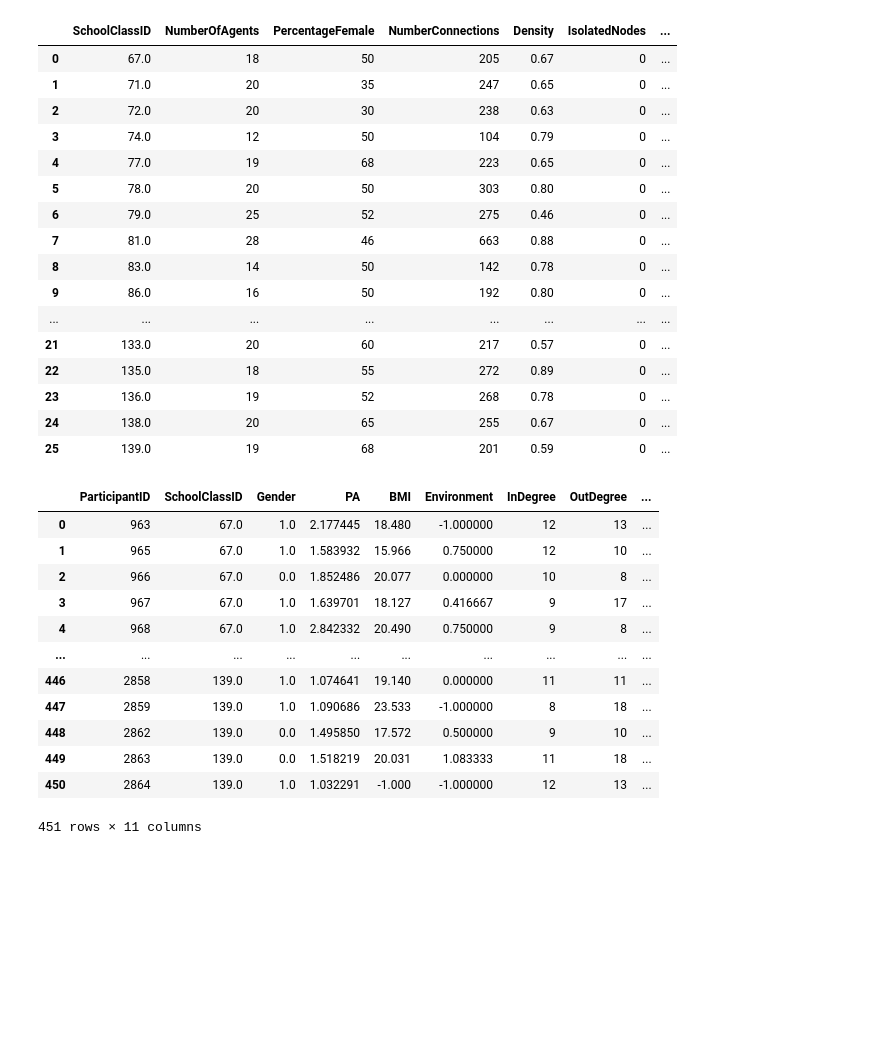
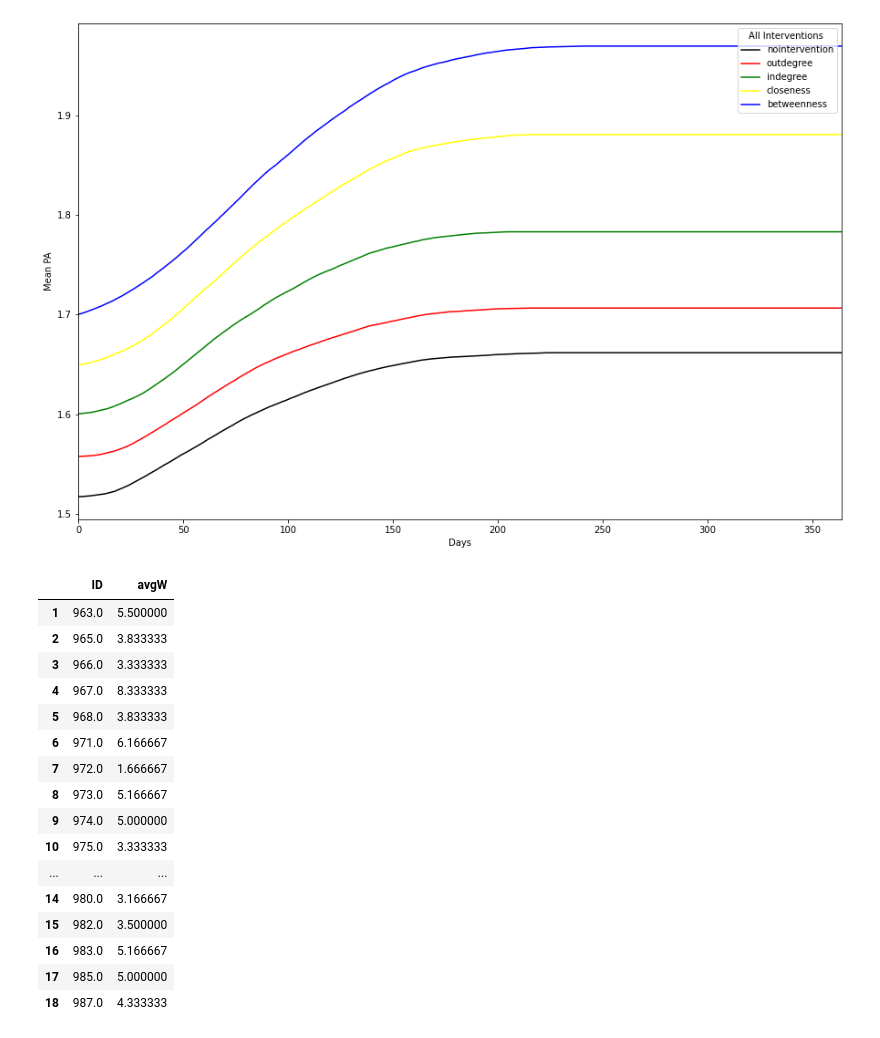
Before and after one commit to MovezNetwork/ABM-PA, a Jupyter notebook: notebooks/NewSrc.ipynb, the cells around one changed output. Cells and saved outputs as stored; diff of their text form; code cells hidden in the pictures; blank space fills up the shorter version.

```diff
--- a/notebooks/NewSrc.ipynb
+++ b/notebooks/NewSrc.ipynb
@@ -84,36 +123,4 @@ pop_details, agents_details = pop.population_network_summary(pop.graph)
-# %%
-pop_details
-# %% [output]
-|  | SchoolClassID | NumberOfAgents | PercentageFemale | NumberConnections | Density | IsolatedNodes | ... |
-| 0 | 67.0 | 18 | 50 | 205 | 0.67 | 0 | ... |
-| 1 | 71.0 | 20 | 35 | 247 | 0.65 | 0 | ... |
-| 2 | 72.0 | 20 | 30 | 238 | 0.63 | 0 | ... |
-| 3 | 74.0 | 12 | 50 | 104 | 0.79 | 0 | ... |
-| 4 | 77.0 | 19 | 68 | 223 | 0.65 | 0 | ... |
-| 5 | 78.0 | 20 | 50 | 303 | 0.80 | 0 | ... |
-| 6 | 79.0 | 25 | 52 | 275 | 0.46 | 0 | ... |
-| 7 | 81.0 | 28 | 46 | 663 | 0.88 | 0 | ... |
-| 8 | 83.0 | 14 | 50 | 142 | 0.78 | 0 | ... |
-| 9 | 86.0 | 16 | 50 | 192 | 0.80 | 0 | ... |
-| ... | ... | ... | ... | ... | ... | ... | ... |
-| 21 | 133.0 | 20 | 60 | 217 | 0.57 | 0 | ... |
-| 22 | 135.0 | 18 | 55 | 272 | 0.89 | 0 | ... |
-| 23 | 136.0 | 19 | 52 | 268 | 0.78 | 0 | ... |
-| 24 | 138.0 | 20 | 65 | 255 | 0.67 | 0 | ... |
-| 25 | 139.0 | 19 | 68 | 201 | 0.59 | 0 | ... |
-# %%
-agents_details
-# %% [output]
-|  | ParticipantID | SchoolClassID | Gender | PA | BMI | Environment | InDegree | OutDegree | ... |
-| 0 | 963 | 67.0 | 1.0 | 2.177445 | 18.480 | -1.000000 | 12 | 13 | ... |
-| 1 | 965 | 67.0 | 1.0 | 1.583932 | 15.966 | 0.750000 | 12 | 10 | ... |
-| 2 | 966 | 67.0 | 0.0 | 1.852486 | 20.077 | 0.000000 | 10 | 8 | ... |
-| 3 | 967 | 67.0 | 1.0 | 1.639701 | 18.127 | 0.416667 | 9 | 17 | ... |
-| 4 | 968 | 67.0 | 1.0 | 2.842332 | 20.490 | 0.750000 | 9 | 8 | ... |
-| ... | ... | ... | ... | ... | ... | ... | ... | ... | ... |
-| 446 | 2858 | 139.0 | 1.0 | 1.074641 | 19.140 | 0.000000 | 11 | 11 | ... |
-| 447 | 2859 | 139.0 | 1.0 | 1.090686 | 23.533 | -1.000000 | 8 | 18 | ... |
-| 448 | 2862 | 139.0 | 0.0 | 1.495850 | 17.572 | 0.500000 | 9 | 10 | ... |
-| 449 | 2863 | 139.0 | 0.0 | 1.518219 | 20.031 | 1.083333 | 11 | 18 | ... |
-| 450 | 2864 | 139.0 | 1.0 | 1.032291 | -1.000 | -1.000000 | 12 | 13 | ... |
-451 rows × 11 columns
+# %%
+simulation.plot_interventions_averaged(results_avg)
+# %% [output]
+[figure, added]
@@ -119,0 +143,20 @@ agents_details
+# %%
+avgw
+# %% [output]
+|  | ID | avgW |
+| 1 | 963.0 | 5.500000 |
+| 2 | 965.0 | 3.833333 |
+| 3 | 966.0 | 3.333333 |
+| 4 | 967.0 | 8.333333 |
+| 5 | 968.0 | 3.833333 |
+| 6 | 971.0 | 6.166667 |
+| 7 | 972.0 | 1.666667 |
+| 8 | 973.0 | 5.166667 |
+| 9 | 974.0 | 5.000000 |
+| 10 | 975.0 | 3.333333 |
+| ... | ... | ... |
+| 14 | 980.0 | 3.166667 |
+| 15 | 982.0 | 3.500000 |
+| 16 | 983.0 | 5.166667 |
+| 17 | 985.0 | 5.000000 |
+| 18 | 987.0 | 4.333333 |
```
Also changed, not shown: parts of 15 cells of this notebook, 5 other files.
